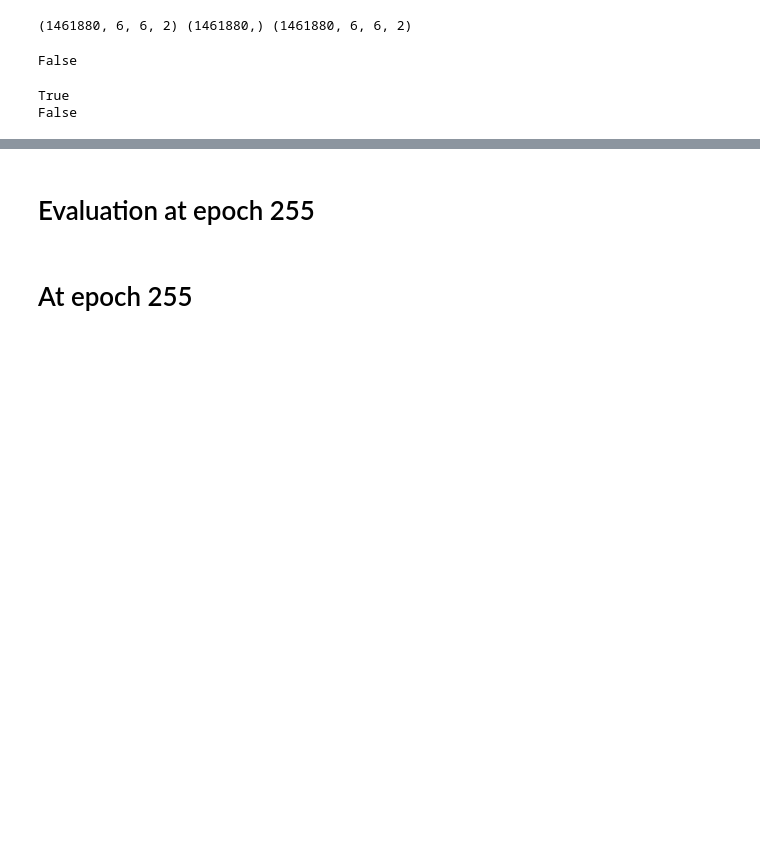
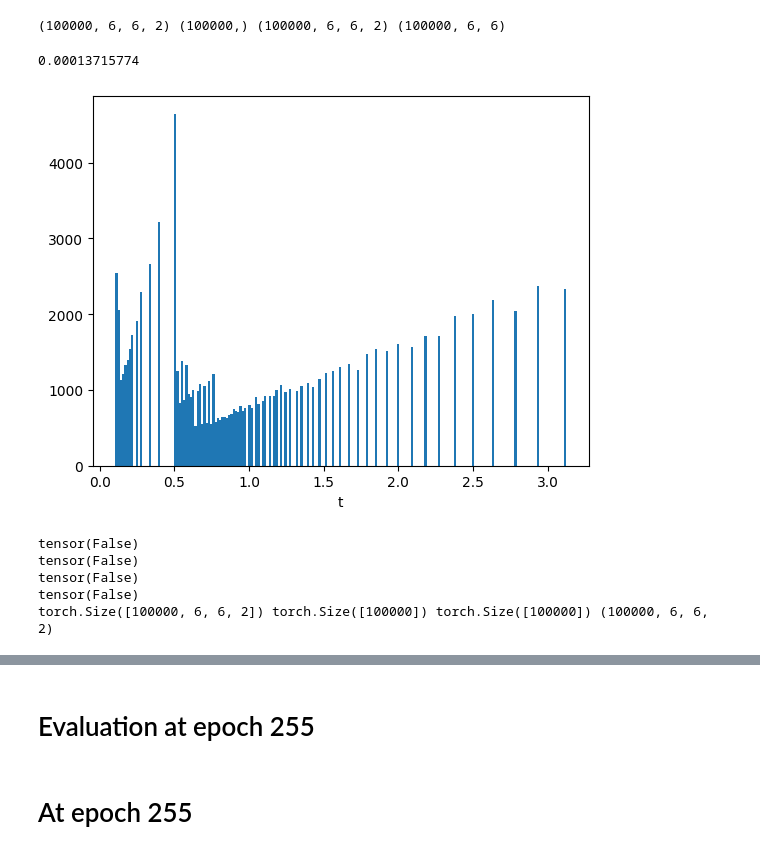
Before and after one commit to tuoping/alchemicalFES, a Jupyter notebook: testTempDiffusion.ipynb, the cells around one changed output, grey strips where cells are left out. Cells and saved outputs as stored; diff of their text form; code cells hidden in the pictures; blank space fills up the shorter version.

```diff
--- a/testTempDiffusion.ipynb
+++ b/testTempDiffusion.ipynb
@@ -16,14 +16,22 @@ print(t.min())
 # %%
 
 seq = np.load(os.path.join(testdir, "seq.npy"))
+seq_prev = np.load(os.path.join(testdir, "seq_prev.npy"))
 seq_t = np.load(os.path.join(testdir, "seq_t.npy"))
 seq_t_prev = np.load(os.path.join(testdir, "seq_t_prev.npy"))
 
 xt = np.load(os.path.join(testdir, "xt.npy"))
 ut_read = np.load(os.path.join(testdir, "ut.npy"))
-print(xt.shape, t.shape, ut_read.shape)
+print(xt.shape, t.shape, ut_read.shape, seq.shape)
 # %% [output]
-(1461880, 6, 6, 2) (1461880,) (1461880, 6, 6, 2)
+(100000, 6, 6, 2) (100000,) (100000, 6, 6, 2) (100000, 6, 6)
+# %%
+plt.hist(seq_t,bins=200)
+plt.xlabel(r"t")
+print(t.min())
+# %% [output]
+0.00013715774
+[figure, added]
 # %%
 import torch
 def sample_cond_vector_field_2d(seq, seq_t, seq_prev_onehot, seq_t_prev, channels):
@@ -45,12 +53,9 @@ def sample_cond_vector_field_2d(seq, seq_t, seq_prev_onehot, seq_t_prev, channel
 # %%
-# xx, t, ut = sample_cond_vector_field_2d(torch.from_numpy(seq), torch.from_numpy(seq_t), torch.from_numpy(seq_prev), torch.from_numpy(seq_t_prev), 2)
-print(np.isnan(ut_read).any())
+xx, t, ut, sigma_t = sample_cond_vector_field_2d(torch.from_numpy(seq), torch.from_numpy(seq_t), torch.from_numpy(seq_prev), torch.from_numpy(seq_t_prev), 2)
+print(ut.shape, t.shape, sigma_t.shape, ut_read.shape)
 # %% [output]
-False
+tensor(False)
+tensor(False)
+tensor(False)
+tensor(False)
+torch.Size([100000, 6, 6, 2]) torch.Size([100000]) torch.Size([100000]) (100000, 6, 6, 2)
-# %%
-sigma_t_read = np.load(os.path.join(testdir, "sigma_t.npy"))
-print((sigma_t_read == 0.0).any())
-print(((seq_t-seq_t_prev)==0.0).any())
-# %% [output]
-True
-False
```
Also changed, not shown: parts of 34 cells of this notebook, 9 other files.
